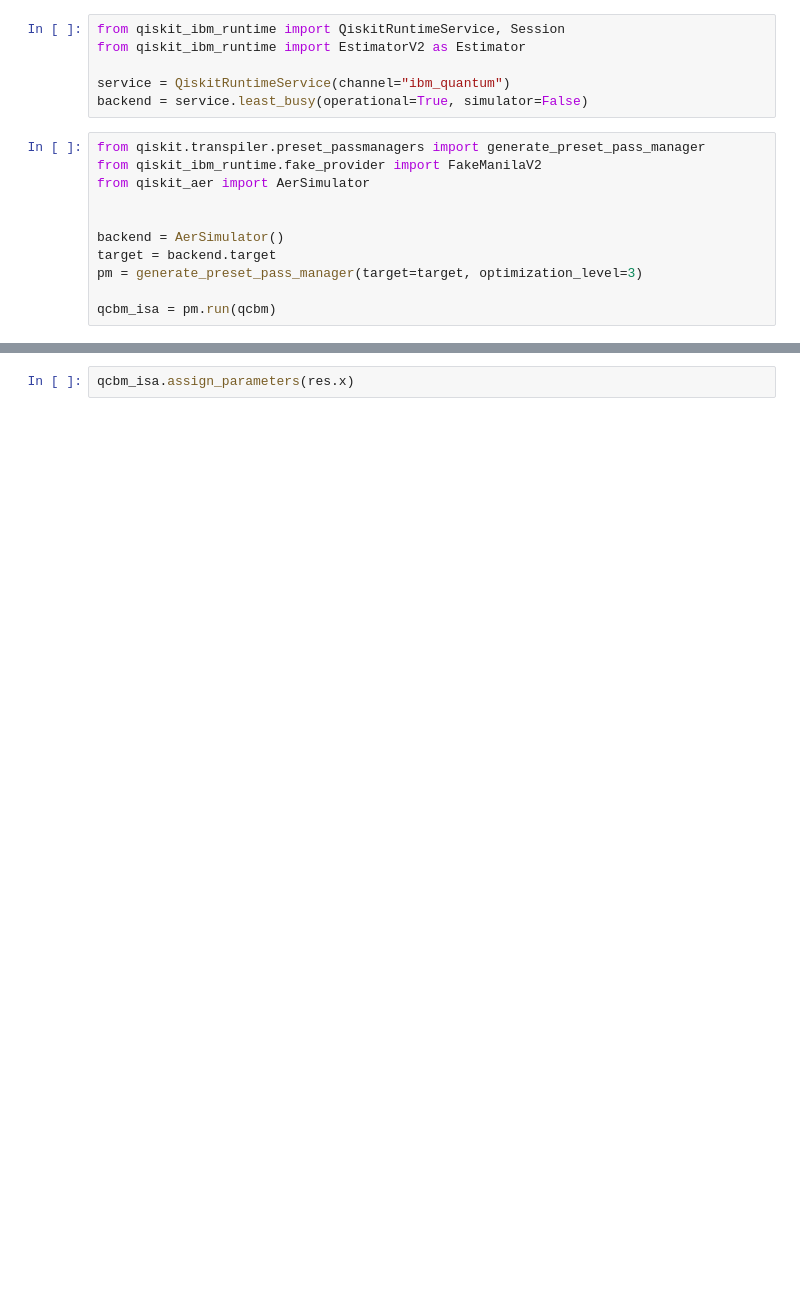
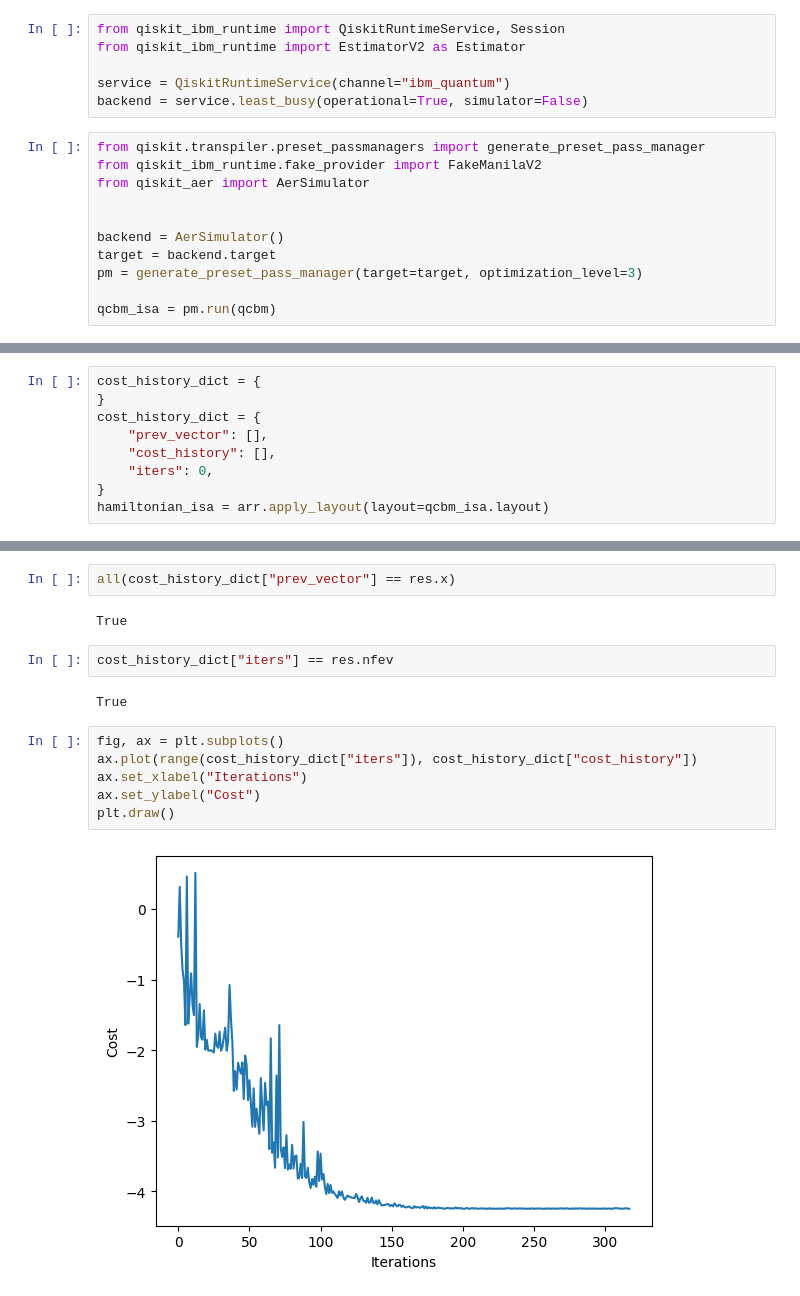
Before and after one commit to 0xSooki/qcbm, a Jupyter notebook: qcbm.ipynb, the cells around one changed output, grey strips where cells are left out. Drawn from its saved outputs; the diff is of its cells as text; blank space fills up the shorter version.

```diff
--- a/qcbm.ipynb
+++ b/qcbm.ipynb
@@ -190,0 +176,9 @@ def cost_func(params, ansatz, target_probs, sampler):
+# %%
+cost_history_dict = {
+}
+cost_history_dict = {
+    "prev_vector": [],
+    "cost_history": [],
+    "iters": 0,
+}
+hamiltonian_isa = arr.apply_layout(layout=qcbm_isa.layout)
@@ -215,2 +236,16 @@ AttributeError: 'DataBin' object has no attribute 'alpha'
-# %%
-qcbm_isa.assign_parameters(res.x)
+# %%
+all(cost_history_dict["prev_vector"] == res.x)
+# %% [output]
+True
+# %%
+cost_history_dict["iters"] == res.nfev
+# %% [output]
+True
+# %%
+fig, ax = plt.subplots()
+ax.plot(range(cost_history_dict["iters"]), cost_history_dict["cost_history"])
+ax.set_xlabel("Iterations")
+ax.set_ylabel("Cost")
+plt.draw()
+# %% [output]
+[figure, added]
```
Also changed, not shown: parts of 17 cells of this notebook.
